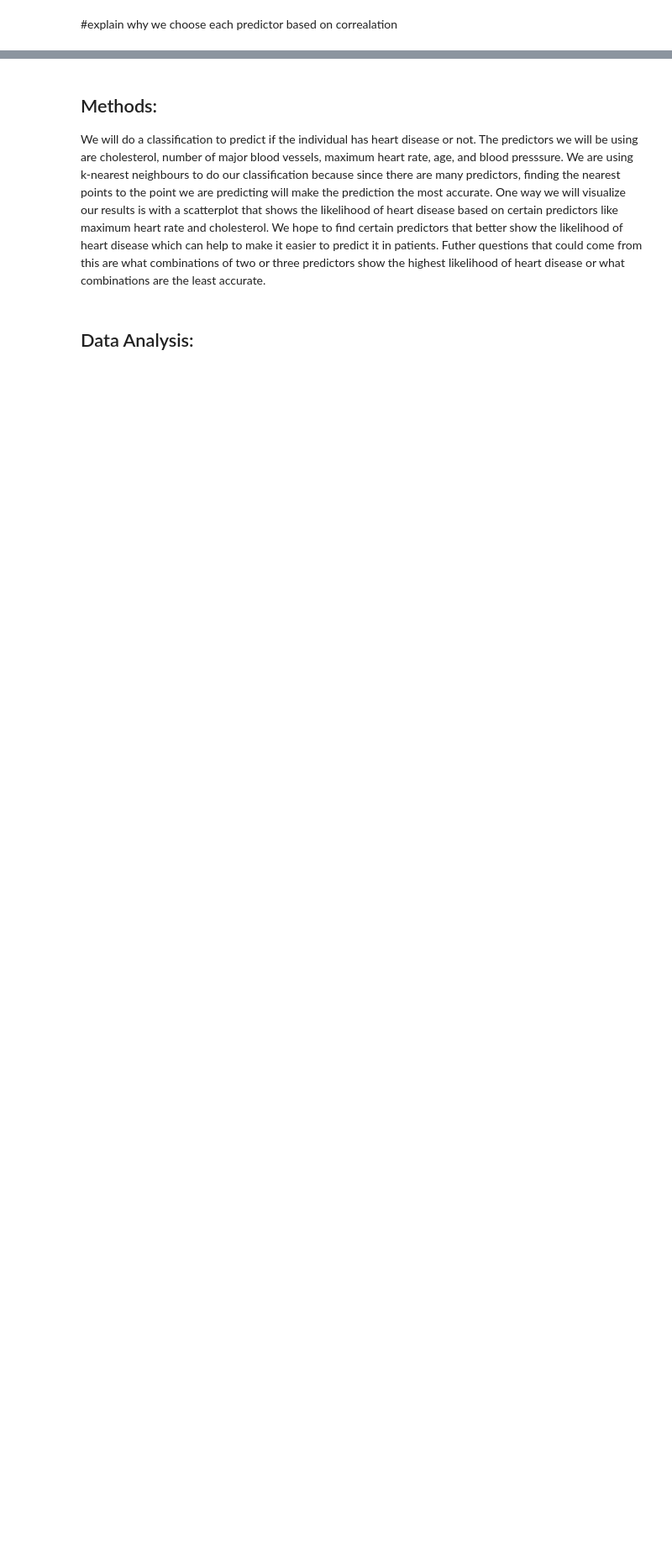
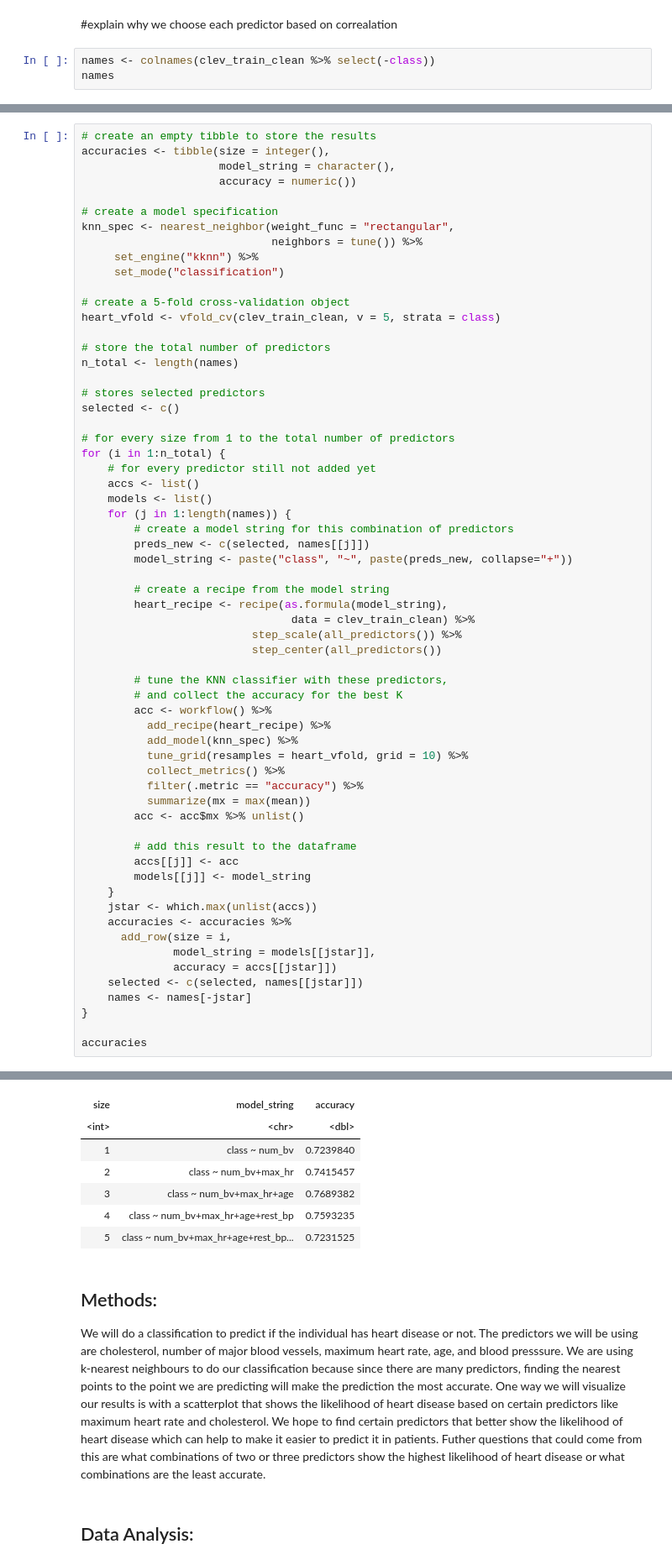
Before and after one commit to rhiannoncharles/DSCI100-Project, a Jupyter notebook: project_proposal.ipynb, the cells around one changed output, grey strips where cells are left out. Shown at 84% size. Drawn from its saved outputs; the diff is of its cells as text; blank space fills up the shorter version.

Commit message:
forward selection
found which predictors to use

```diff
--- a/project_proposal.ipynb
+++ b/project_proposal.ipynb
@@ -237,3 +237,6 @@ Warning message:
 [figure]
 # %% [markdown]
 #explain why we choose each predictor based on correalation
+# %%
+names <- colnames(clev_train_clean %>% select(-class))
+names
@@ -239,0 +245,63 @@ Warning message:
+# %%
+# create an empty tibble to store the results
+accuracies <- tibble(size = integer(),
+                     model_string = character(),
+                     accuracy = numeric())
+
+# create a model specification
+knn_spec <- nearest_neighbor(weight_func = "rectangular",
+                             neighbors = tune()) %>%
+     set_engine("kknn") %>%
+     set_mode("classification")
+
+# create a 5-fold cross-validation object
+heart_vfold <- vfold_cv(clev_train_clean, v = 5, strata = class)
+
+# store the total number of predictors
+n_total <- length(names)
+
+# stores selected predictors
+selected <- c()
+
+# for every size from 1 to the total number of predictors
+for (i in 1:n_total) {
+    # for every predictor still not added yet
+    accs <- list()
+    models <- list()
+    for (j in 1:length(names)) {
+        # create a model string for this combination of predictors
+        preds_new <- c(selected, names[[j]])
+        model_string <- paste("class", "~", paste(preds_new, collapse="+"))
+
+        # create a recipe from the model string
+        heart_recipe <- recipe(as.formula(model_string),
+                                data = clev_train_clean) %>%
+                          step_scale(all_predictors()) %>%
+                          step_center(all_predictors())
+
+        # tune the KNN classifier with these predictors,
+        # and collect the accuracy for the best K
+        acc <- workflow() %>%
+          add_recipe(heart_recipe) %>%
+          add_model(knn_spec) %>%
+          tune_grid(resamples = heart_vfold, grid = 10) %>%
+          collect_metrics() %>%
+          filter(.metric == "accuracy") %>%
+          summarize(mx = max(mean))
+        acc <- acc$mx %>% unlist()
+
+        # add this result to the dataframe
+        accs[[j]] <- acc
+        models[[j]] <- model_string
+    }
+    jstar <- which.max(unlist(accs))
+    accuracies <- accuracies %>%
+      add_row(size = i,
+              model_string = models[[jstar]],
+              accuracy = accs[[jstar]])
+    selected <- c(selected, names[[jstar]])
+    names <- names[-jstar]
+}
+
+accuracies
+# %% [output]
@@ -240,3 +326,10 @@ Warning message:
+| size | model_string | accuracy |
+| <int> | <chr> | <dbl> |
+| 1 | class ~ num_bv | 0.7239840 |
+| 2 | class ~ num_bv+max_hr | 0.7415457 |
+| 3 | class ~ num_bv+max_hr+age | 0.7689382 |
+| 4 | class ~ num_bv+max_hr+age+rest_bp | 0.7593235 |
+| 5 | class ~ num_bv+max_hr+age+rest_bp... | 0.7231525 |
 # %% [markdown]
 ## Methods:
 We will do a classification to predict if the individual has heart disease or not. The predictors we will be using are cholesterol, number of major blood vessels, maximum heart rate, age, and blood presssure. We are using k-nearest neighbours to do our classification because since there are many predictors, finding the nearest points to the point we are predicting will make the prediction the most accurate. One way we will visualize our results is with a scatterplot that shows the likelihood of heart disease based on certain predictors like maximum heart rate and cholesterol. We hope to find certain predictors that better show the likelihood of heart disease which can help to make it easier to predict it in patients. Futher questions that could come from this are what combinations of two or three predictors show the highest likelihood of heart disease or what combinations are the least accurate.
```
Also changed, not shown: parts of 2 cells of this notebook.
